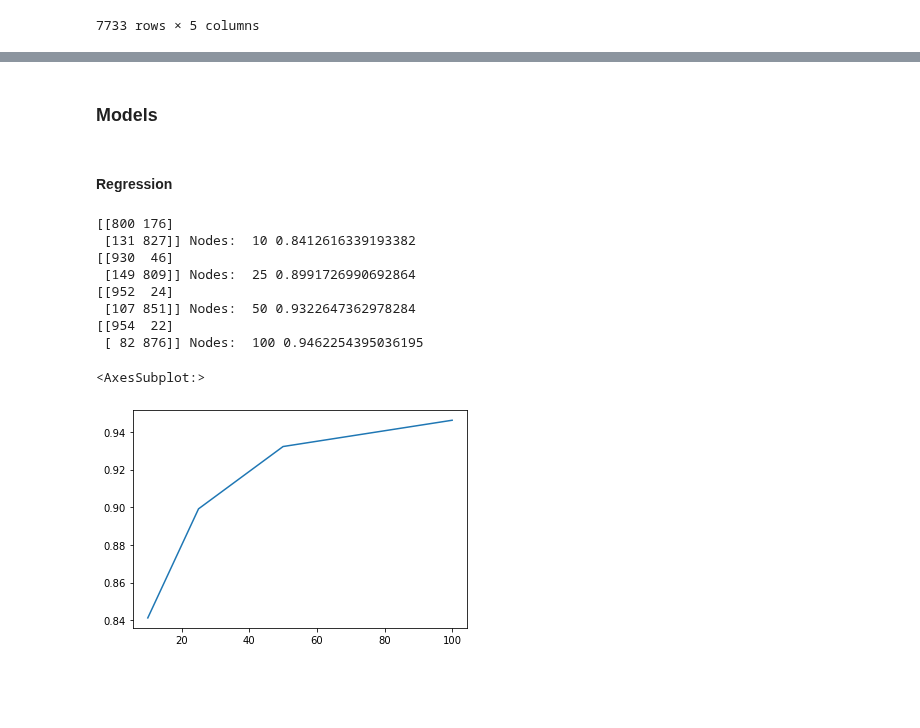
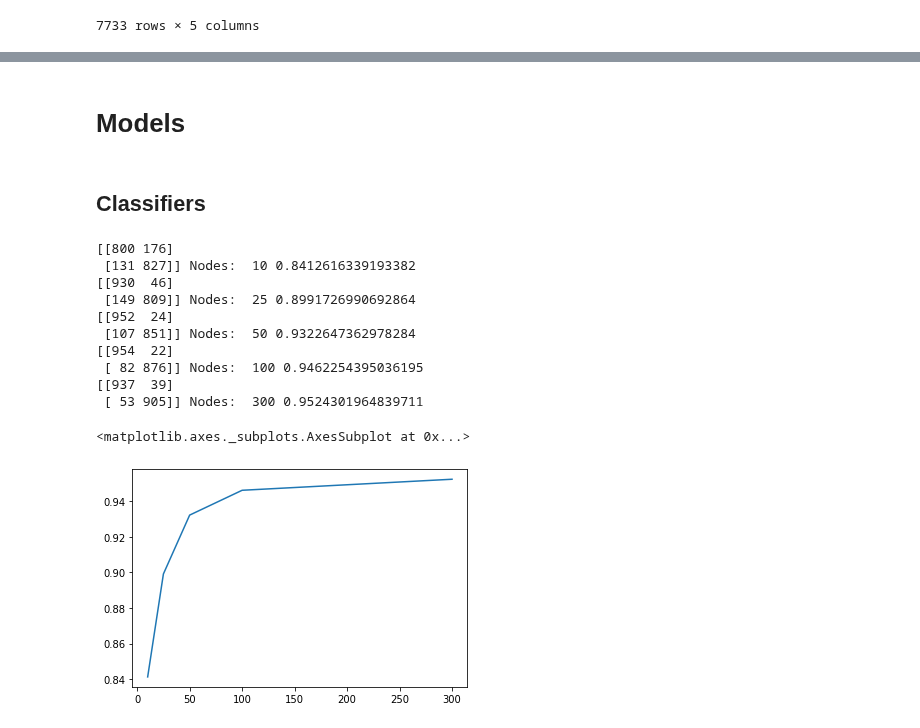
Before and after one commit to vatsalchheda/StrokePrediction, a Jupyter notebook: Stroke.ipynb, the cells around one changed output, grey strips where cells are left out. Saved outputs shown, nothing was run; the diff lists cells and outputs as text; code cells hidden in the pictures; blank space fills up the shorter version.

```diff
--- a/Stroke.ipynb
+++ b/Stroke.ipynb
@@ -387,32 +387,34 @@ See the caveats in the documentation: https://pandas.pydata.org/pandas-docs/stab
 # %% [markdown]
-### Models
+# Models
 # %% [markdown]
-#### Regression
+## Classifiers
 # %%
 from sklearn.tree import DecisionTreeClassifier
 from sklearn.metrics import accuracy_score,mean_absolute_error,confusion_matrix
-nodes = [10,25,50,100]
+nodes = [10,25,50,100,300]
 accuracy =[]
 for node in nodes:
     model = DecisionTreeClassifier(random_state=1,max_leaf_nodes=node)
     model.fit(X_train,Y_train)
     preds = model.predict(X_test)
     accs = accuracy_score(Y_test,preds.round())
     accuracy.append(accs)
     print(confusion_matrix(Y_test,preds.round()),'Nodes: ', node,accs)
 # print(accuracy)
 sns.lineplot(x=nodes,y=accuracy)
 # %% [output]
 [[800 176]
  [131 827]] Nodes:  10 0.8412616339193382
 [[930  46]
  [149 809]] Nodes:  25 0.8991726990692864
 [[952  24]
  [107 851]] Nodes:  50 0.9322647362978284
 [[954  22]
  [ 82 876]] Nodes:  100 0.9462254395036195
+[[937  39]
+ [ 53 905]] Nodes:  300 0.9524301964839711
-<AxesSubplot:>
+<matplotlib.axes._subplots.AxesSubplot at 0x...>
-[figure, old version]
+[figure, new version]
 # %%
 from sklearn.ensemble import RandomForestClassifier
 from sklearn.metrics import accuracy_score,mean_absolute_error
```
Also changed, not shown: parts of 15 cells of this notebook, 7 other files.
